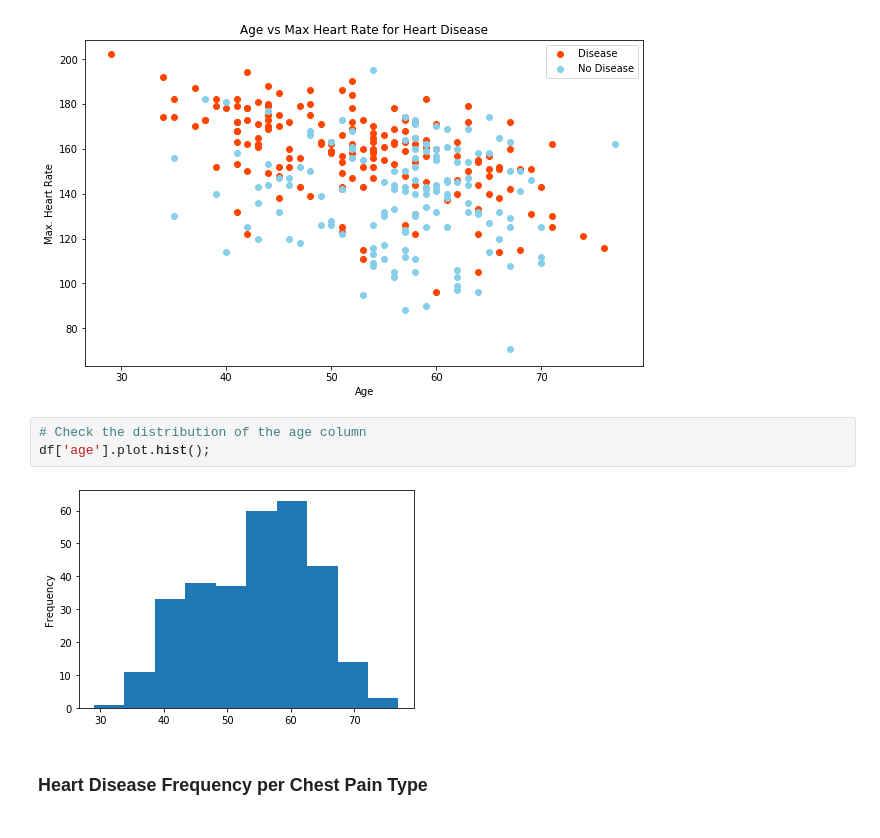
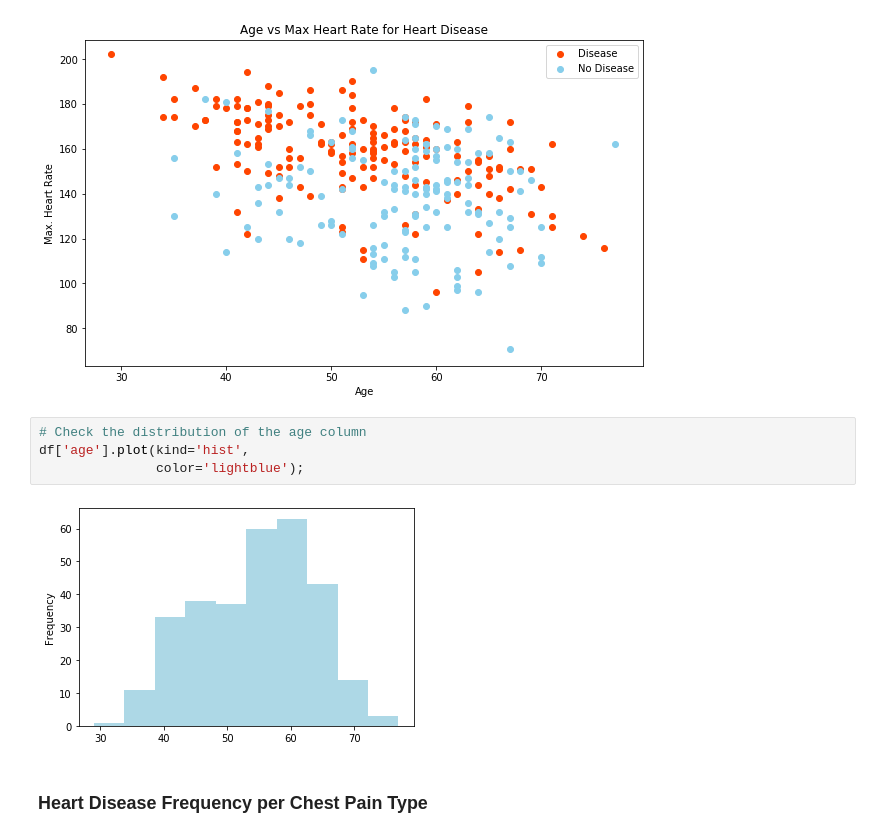
Before and after one commit to JorgePasco1/heart-disease-classification, a Jupyter notebook: heart-disease-classification.ipynb, the cells around one changed output. Drawn from its saved outputs; the diff is of its cells as text.

```diff
--- a/heart-disease-classification.ipynb
+++ b/heart-disease-classification.ipynb
@@ -213,9 +214,10 @@ plt.legend(["Disease", "No Disease"]);
 [figure]
 # %%
 # Check the distribution of the age column
-df['age'].plot.hist();
+df['age'].plot(kind='hist',
+               color='lightblue');
 # %% [output]
-[figure, old version]
+[figure, new version]
 # %% [markdown]
 ### Heart Disease Frequency per Chest Pain Type
 # %% [markdown]
```
Also changed, not shown: parts of 25 cells of this notebook.
